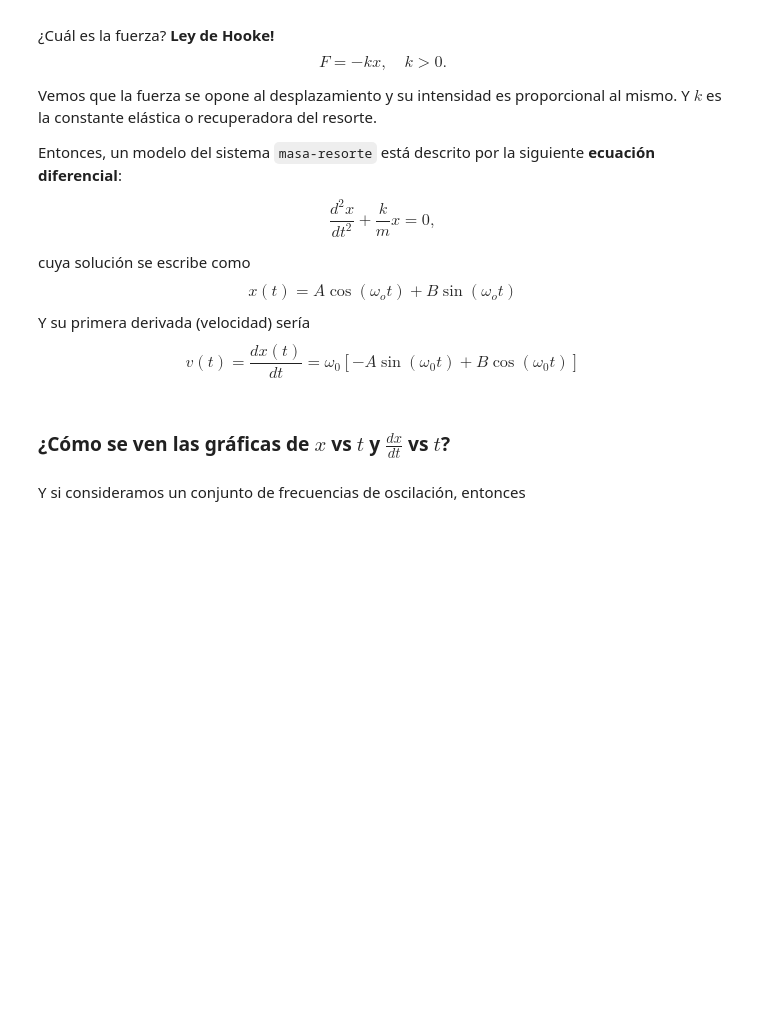
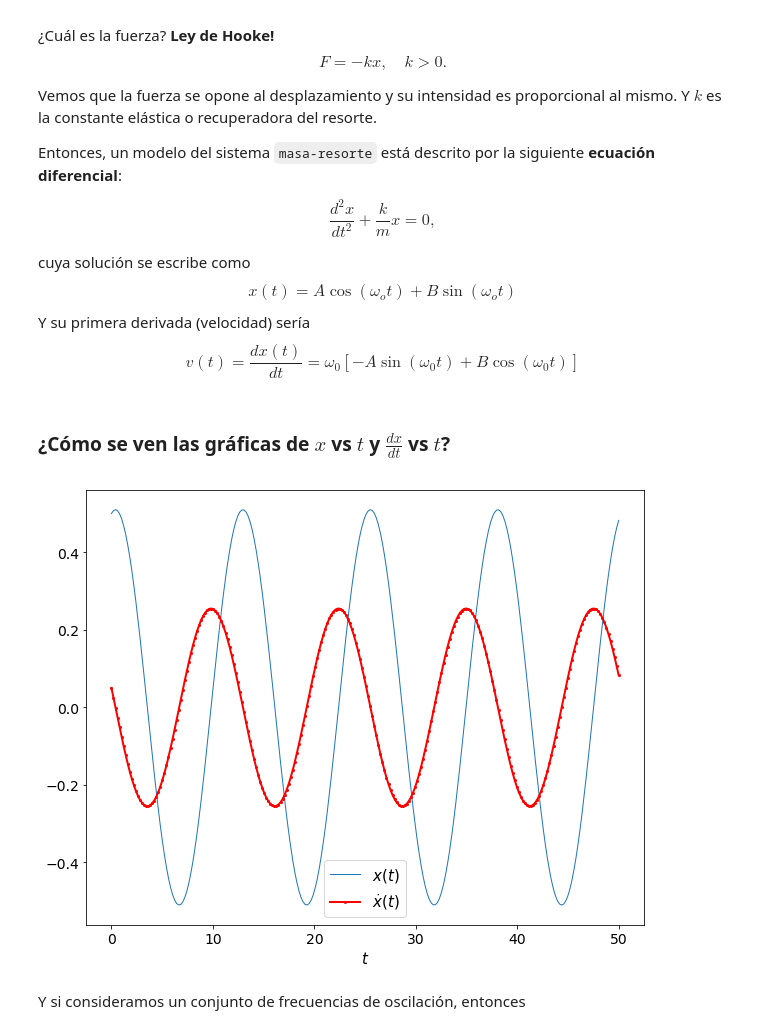
Before and after one commit to adangonzep/SimMat2019-Verano, a Jupyter notebook: Módulo 3/Clase16_OsciladorArmonico.ipynb, the cells around one changed output. Saved outputs shown, nothing was run; the diff lists cells and outputs as text; code cells hidden in the pictures; blank space fills up the shorter version.

```diff
--- a/Módulo 3/Clase16_OsciladorArmonico.ipynb
+++ b/Módulo 3/Clase16_OsciladorArmonico.ipynb
@@ -82,2 +79,22 @@ mpl.rcParams['ytick.labelsize'] = label_size
+# %%
+# Definición de funciones a graficar
+A = 0.5
+B = 0.1
+w0 = 0.5
+
+t = np.linspace(0,50,250)
+
+x = A*np.cos(w0*t) + B*np.sin(w0*t)
+dx = w0*(-A*np.sin(w0*t) + B*np.cos(w0*t))
+
+# Gráfico
+plt.figure(figsize=(10,8))
+plt.plot(t,x,'-',lw=1,ms=1,label='$x(t)$')
+plt.plot(t,dx,'ro-',lw=2,ms=2,label='$\dot{x}(t)$')
+plt.legend(loc='best',fontsize=15)
+plt.xlabel('$t$',fontsize=15)
+plt.show()
+# %% [output]
+[figure, added]
 # %% [markdown]
 Y si consideramos un conjunto de frecuencias de oscilación, entonces
```
Also changed, not shown: parts of 8 cells of this notebook, 1 other file.
